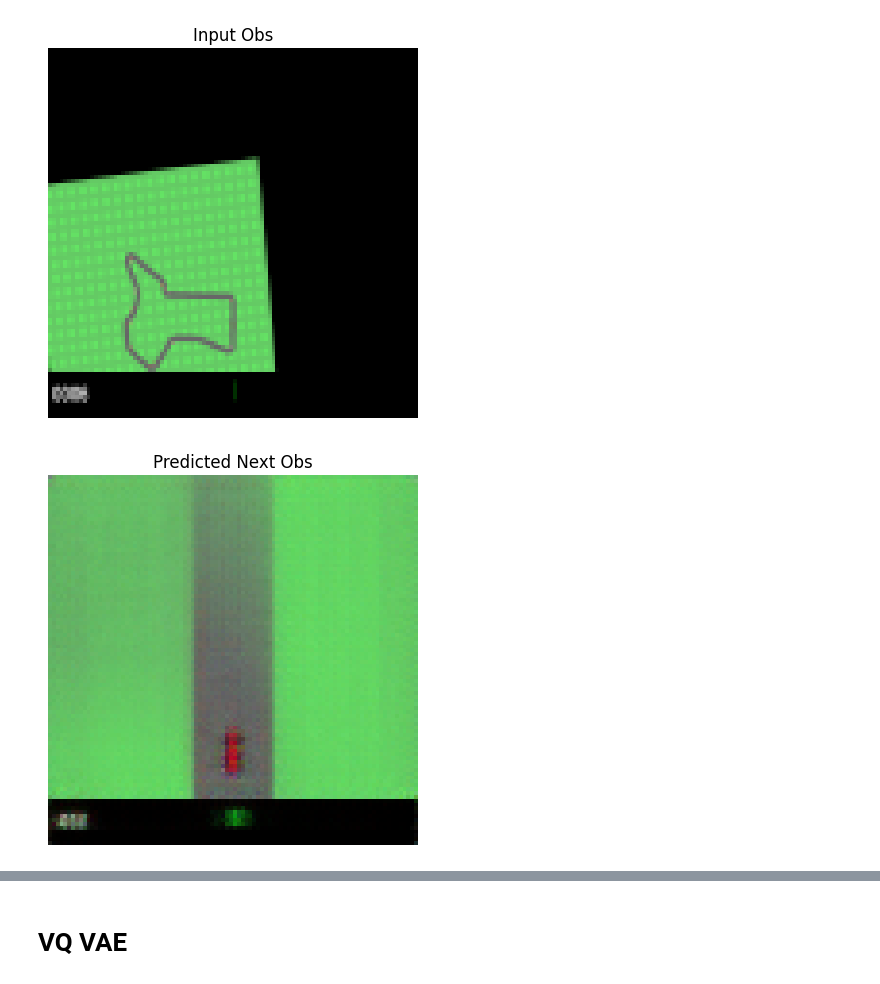
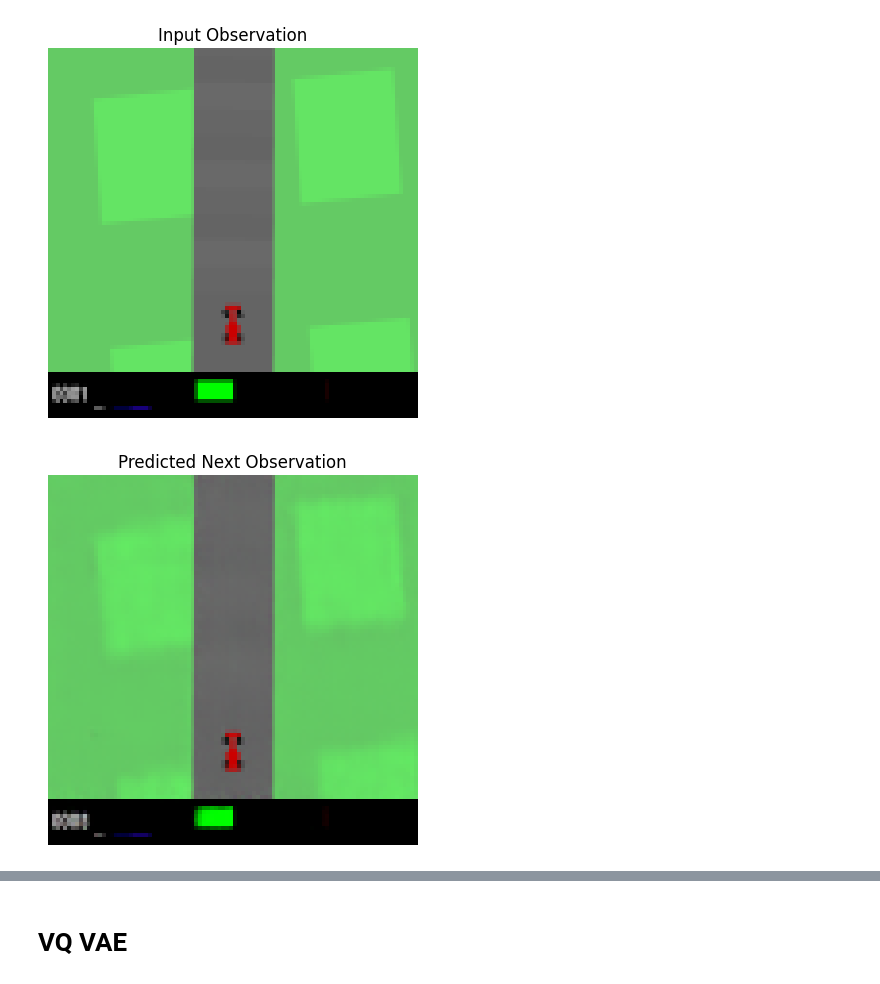
Before and after one commit to MaximeSzymanski/ModelBasedRepresentationLearning, a Jupyter notebook: world_reward_car_racing.ipynb, the cells around one changed output, grey strips where cells are left out. Drawn from its saved outputs; the diff is of its cells as text; code cells hidden in the pictures.

```diff
--- a/world_reward_car_racing.ipynb
+++ b/world_reward_car_racing.ipynb
@@ -216,16 +346,34 @@ Epoch 5/5, Loss: 0.0065
 # %%
-# ---------- Inference ----------
+# ---------- Inference with k random steps ----------
+k = 100  # number of random steps before evaluating
+
 with torch.no_grad():
-    sample_idx = 0
-    obs_sample = obs_tensor[sample_idx].unsqueeze(0).to(device) / 255.0
-    action_sample = action_tensor[sample_idx].unsqueeze(0).to(device)
-    gt_next = next_tensor[sample_idx]
+    obs, _ = env.reset(seed=np.random.randint(10000))
 
-    pred_next = model(obs_sample, action_sample)[0]
+    for _ in range(k):
+        action = env.action_space.sample()
+        next_obs, _, terminated, truncated, _ = env.step(action)
+        done = terminated or truncated
+        if done:
+            obs, _ = env.reset(seed=np.random.randint(10000))
+        else:
+            obs = next_obs
 
-    show_rgb_image(obs_tensor[sample_idx] / 255.0, title="Input Obs")
-    show_rgb_image(pred_next, title="Predicted Next Obs")
-    show_rgb_image(gt_next / 255.0, title="Ground Truth Next Obs")
+    # Prepare input tensors
+    obs_tensor_input = torch.tensor(obs.transpose(2, 0, 1), dtype=torch.float).unsqueeze(0).to(device) / 255.0
+    action_tensor_input = torch.tensor(action, dtype=torch.float).unsqueeze(0).to(device)
+
+    # Ground truth next observation (after taking the action)
+    next_obs, _, _, _, _ = env.step(action)
+    gt_next_tensor = torch.tensor(next_obs.transpose(2, 0, 1), dtype=torch.float)
+
+    # Model prediction
+    pred_next = model(obs_tensor_input, action_tensor_input)[0]
+
+    # Visualization
+    show_rgb_image(obs_tensor_input[0], title="Input Observation")
+    show_rgb_image(pred_next, title="Predicted Next Observation")
+    show_rgb_image(gt_next_tensor / 255.0, title="Ground Truth Next Observation")
 # %% [output]
-[figure, old version]
+[figure, new version]
-[figure, old version]
+[figure, new version]
```
Also changed, not shown: parts of 7 cells of this notebook.
